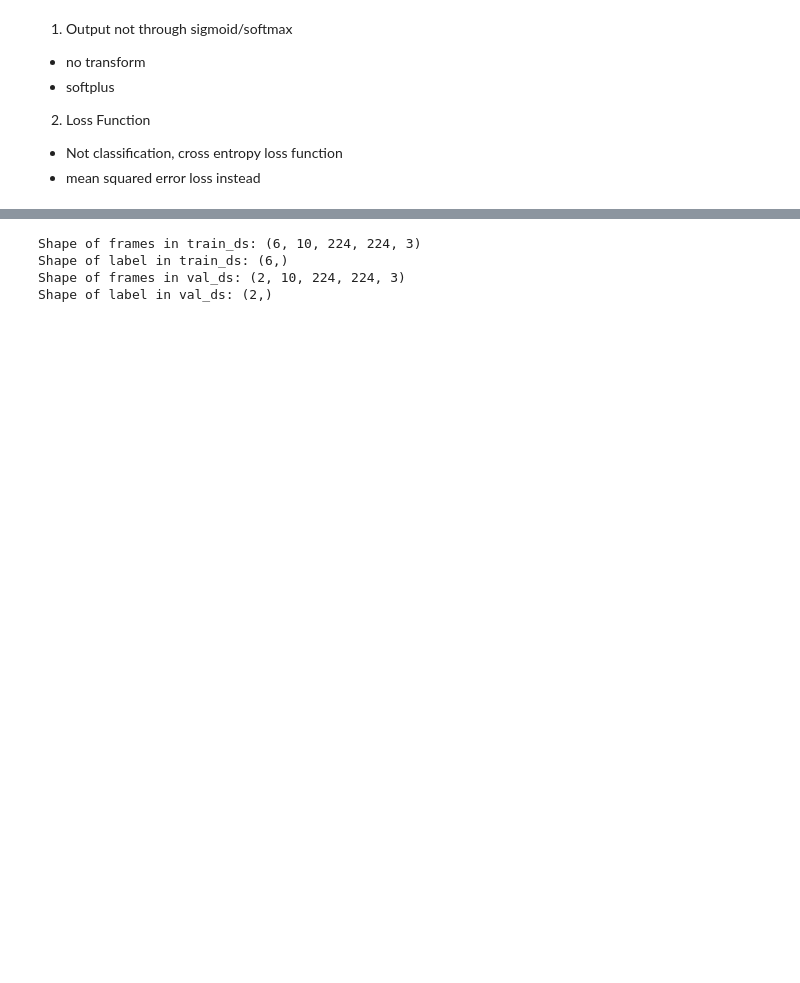
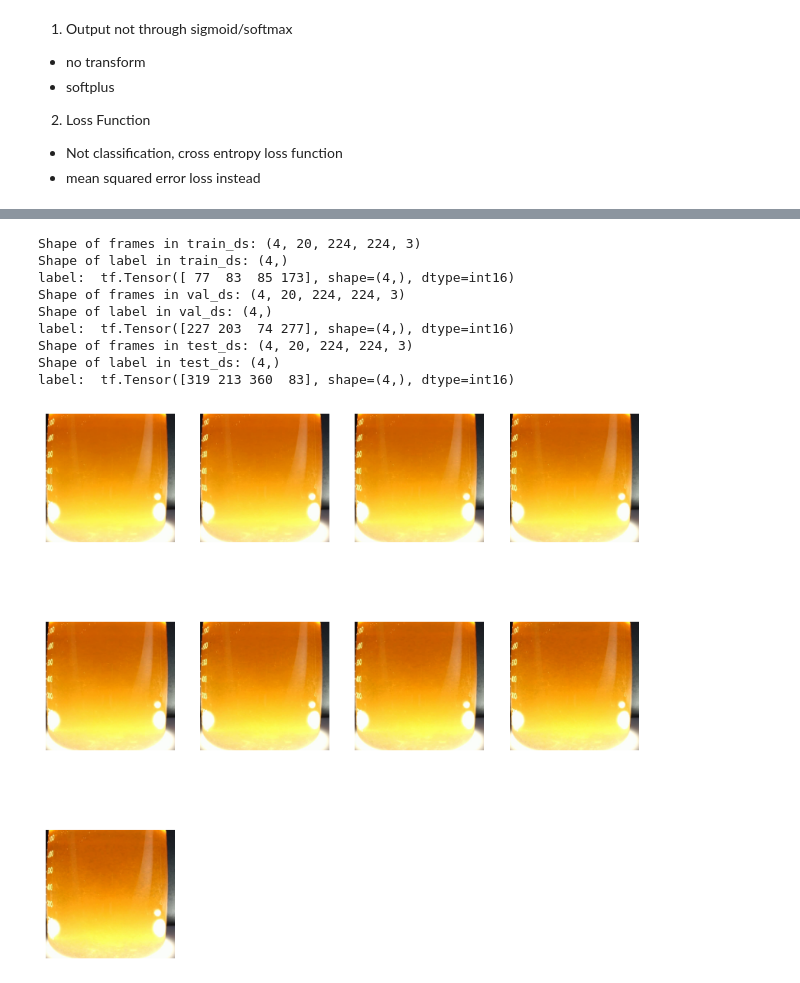
Before and after one commit to Eli-Kaplowitz/ChemTreat-Image-Analysis, a Jupyter notebook: 3D_model_testing.ipynb, the cells around one changed output, grey strips where cells are left out. Drawn from its saved outputs; the diff is of its cells as text; code cells hidden in the pictures; blank space fills up the shorter version.

```diff
--- a/3D_model_testing.ipynb
+++ b/3D_model_testing.ipynb
@@ -82,6 +92,7 @@ def format_frames(frame, output_size):
         print("Error: Received a None frame in format_frames")
         return None
   frame = tf.image.convert_image_dtype(frame, tf.float32)
-  frame = tf.image.resize_with_pad(frame, *output_size)
+  frame = tf.image.resize_with_crop_or_pad(frame, *output_size)
+  frame = tf.image.resize(frame, (224, 224))
   return frame
 # %%
@@ -155,14 +169,8 @@ class FrameGenerator:
     #self.class_names = sorted(set(p.name for p in self.path.iterdir() if p.is_dir()))
     #self.class_ids_for_name = dict((name, idx) for idx, name in enumerate(self.class_names))
 
-  def get_files(self):
-    video_paths = self.path
-    #print(f"Found {len(video_paths)} video files in {self.path}")
-    return video_paths
-
   def __call__(self):
-    video_paths = self.get_files()
-    pairs = list(zip(video_paths, self.regression))
+    pairs = list(zip(self.path, self.regression))
 
     if self.training:
       random.shuffle(pairs)
@@ -257,12 +338,38 @@ for frames, label in train_ds.take(1):
     print(f"Shape of frames in train_ds: {frames.shape}")
     print(f"Shape of label in train_ds: {label.shape}")
 
+print("label: ", label)
+
 # Check the shape of the elements in val_ds
 for frames, label in val_ds.take(1):
     print(f"Shape of frames in val_ds: {frames.shape}")
     print(f"Shape of label in val_ds: {label.shape}")
+
+print("label: ", label)
+
+# Check the shape of the elements in test_ds
+for frames, label in test_ds.take(1):
+    print(f"Shape of frames in test_ds: {frames.shape}")
+    print(f"Shape of label in test_ds: {label.shape}")
+
+print("label: ", label)
 # %% [output]
-Shape of frames in train_ds: (6, 10, 224, 224, 3)
-Shape of label in train_ds: (6,)
-Shape of frames in val_ds: (2, 10, 224, 224, 3)
-Shape of label in val_ds: (2,)
+Shape of frames in train_ds: (4, 20, 224, 224, 3)
+Shape of label in train_ds: (4,)
+label:  tf.Tensor([ 77  83  85 173], shape=(4,), dtype=int16)
+Shape of frames in val_ds: (4, 20, 224, 224, 3)
+Shape of label in val_ds: (4,)
+label:  tf.Tensor([227 203  74 277], shape=(4,), dtype=int16)
+Shape of frames in test_ds: (4, 20, 224, 224, 3)
+Shape of label in test_ds: (4,)
+label:  tf.Tensor([319 213 360  83], shape=(4,), dtype=int16)
+# %%
+#print frames from video one
+plt.figure(figsize=(10, 10))
+
+for i in range(9):
+    ax = plt.subplot(3, 4, i + 1)
+    plt.imshow(frames[0][i])
+    plt.axis("off")
+# %% [output]
+[figure, added]
```
Also changed, not shown: parts of 22 cells of this notebook, 4 other files.
